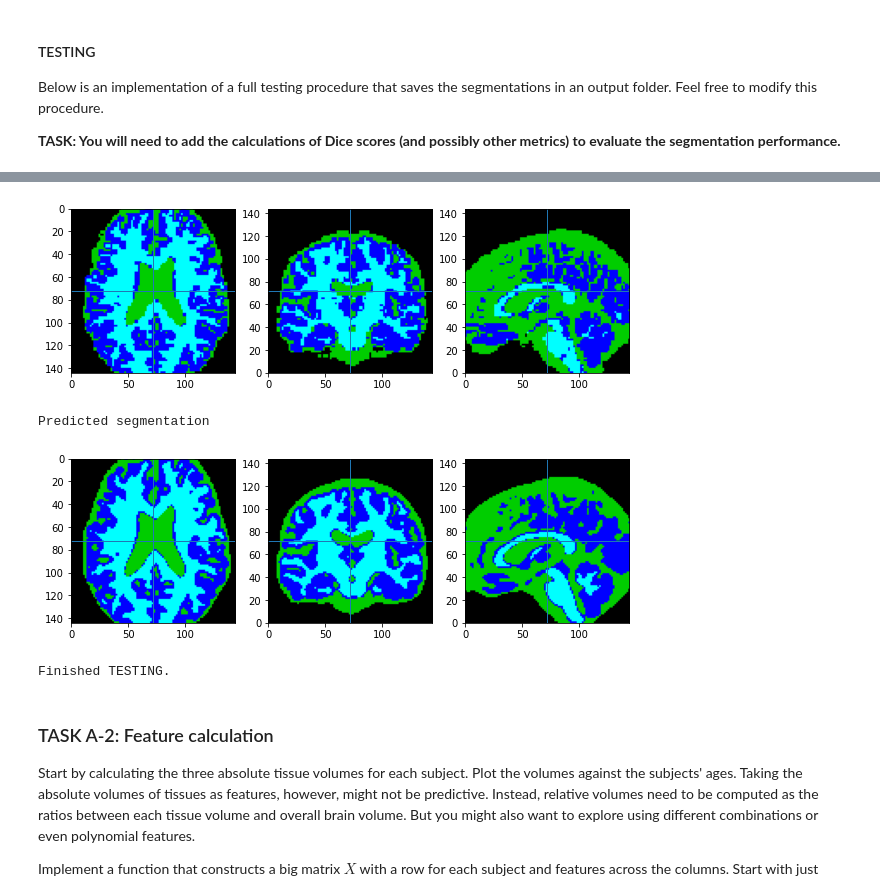
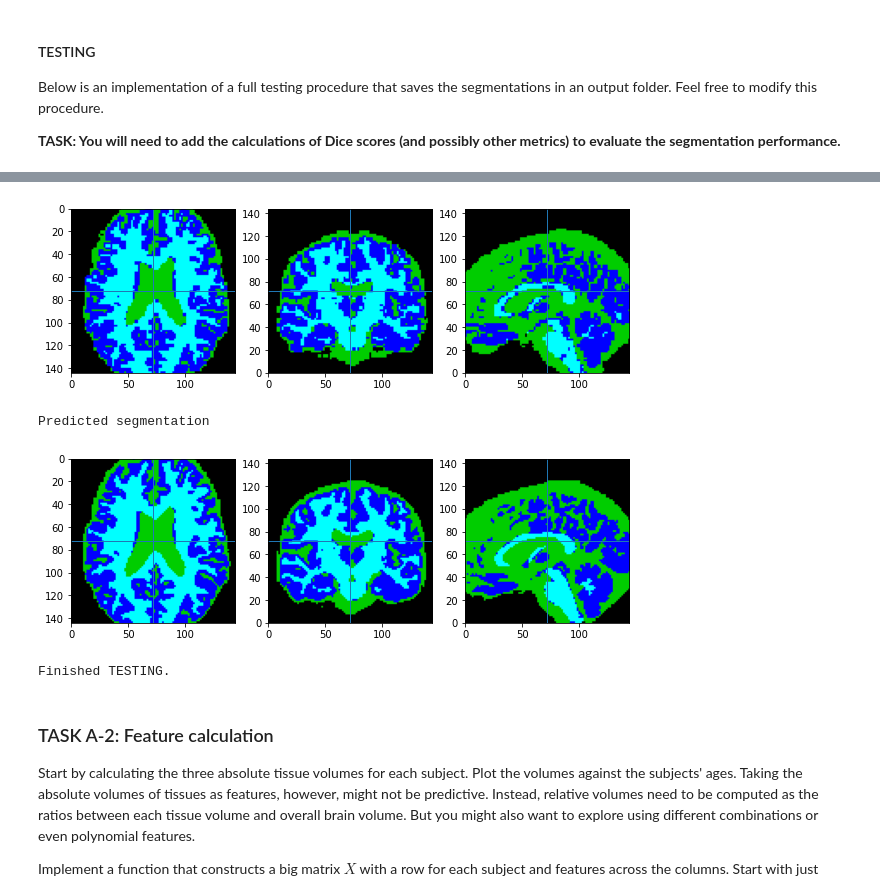
Before and after one commit to ML3ngiRNErT/imaging-cw, a Jupyter notebook: CW_Brain_Age_Regression_colab_integration.ipynb, the cells around one changed output, grey strips where cells are left out. Cells and saved outputs as stored; diff of their text form; code cells hidden in the pictures.

Commit message:
Use LeakyReLU for better results after converging

```diff
--- a/CW_Brain_Age_Regression_colab_integration.ipynb
+++ b/CW_Brain_Age_Regression_colab_integration.ipynb
@@ -769,7 +769,7 @@ class UNetConvUnit(nn.Module):
     def _conv(self, _in, _out):
         return nn.Sequential(
             nn.Conv3d(_in, _out, self.kernel_size, padding=1),
-            nn.ReLU(inplace=True)
+            nn.LeakyReLU(inplace=True)
         )
 
     def forward(self, x, x_enc=None):
@@ -1136,7 +1140,7 @@ pred_dir = os.path.join(out_dir, 'pred')
 if not os.path.exists(pred_dir):
     os.makedirs(pred_dir)
 
-model = UNet(num_classes, filters=[1, 16, 32, 64]).to(device)
+model = UNet(num_classes, filters=[1, 16, 32, 64], bn=True).to(device)
 model.load_state_dict(torch.load(os.path.join(model_dir, 'model.pt')))
 model.to(device)
 model.eval()
@@ -1194,10 +1198,10 @@ START TESTING...
 
 
 
 Reference segmentation
 [figure]
 Predicted segmentation
-[figure, old version]
+[figure, new version]
 Finished TESTING.
 # %% [markdown]
 ### TASK A-2: Feature calculation
```
Also changed, not shown: parts of 5 cells of this notebook.
